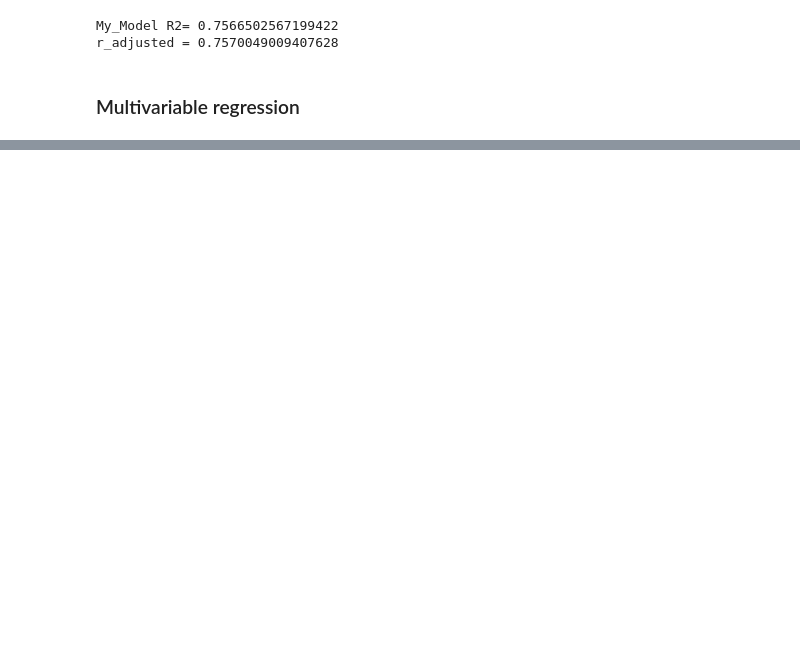
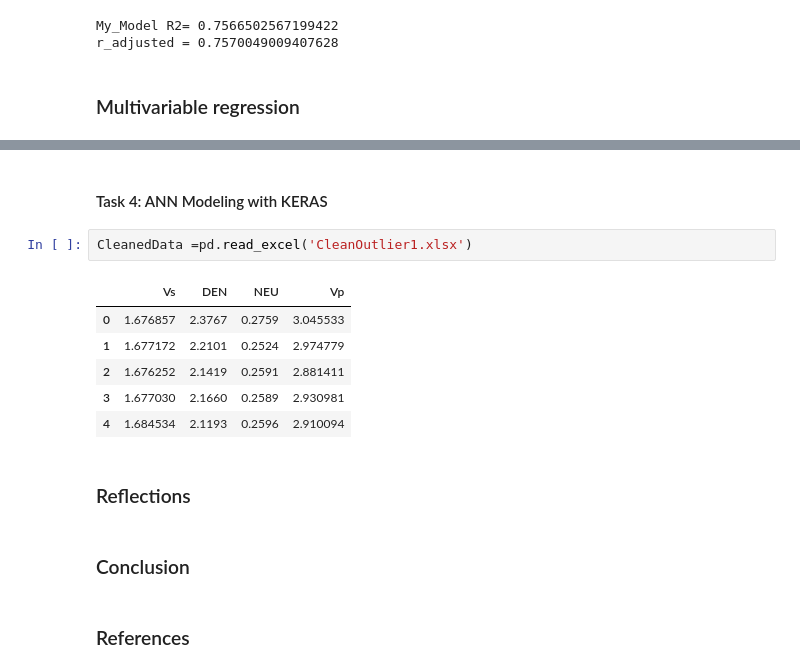
Before and after one commit to GitLars0/Teknisk-Modellering, a Jupyter notebook: ass_3/Project3_1.ipynb, the cells around one changed output, grey strips where cells are left out. Cells and saved outputs as stored; diff of their text form; blank space fills up the shorter version.

Commit message:
Task 3 og fullfort Task 2

```diff
--- a/ass_3/Project3_1.ipynb
+++ b/ass_3/Project3_1.ipynb
@@ -443,0 +645,17 @@ r_adjusted = 0.7570049009407628
+# %% [markdown]
+#### Task 4: ANN Modeling with KERAS
+# %%
+CleanedData =pd.read_excel('CleanOutlier1.xlsx')
+# %% [output]
+|  | Vs | DEN | NEU | Vp |
+| 0 | 1.676857 | 2.3767 | 0.2759 | 3.045533 |
+| 1 | 1.677172 | 2.2101 | 0.2524 | 2.974779 |
+| 2 | 1.676252 | 2.1419 | 0.2591 | 2.881411 |
+| 3 | 1.677030 | 2.1660 | 0.2589 | 2.930981 |
+| 4 | 1.684534 | 2.1193 | 0.2596 | 2.910094 |
+# %% [markdown]
+### Reflections
+# %% [markdown]
+### Conclusion
+# %% [markdown]
+### References
```
Also changed, not shown: parts of 17 cells of this notebook, 2 other files.
